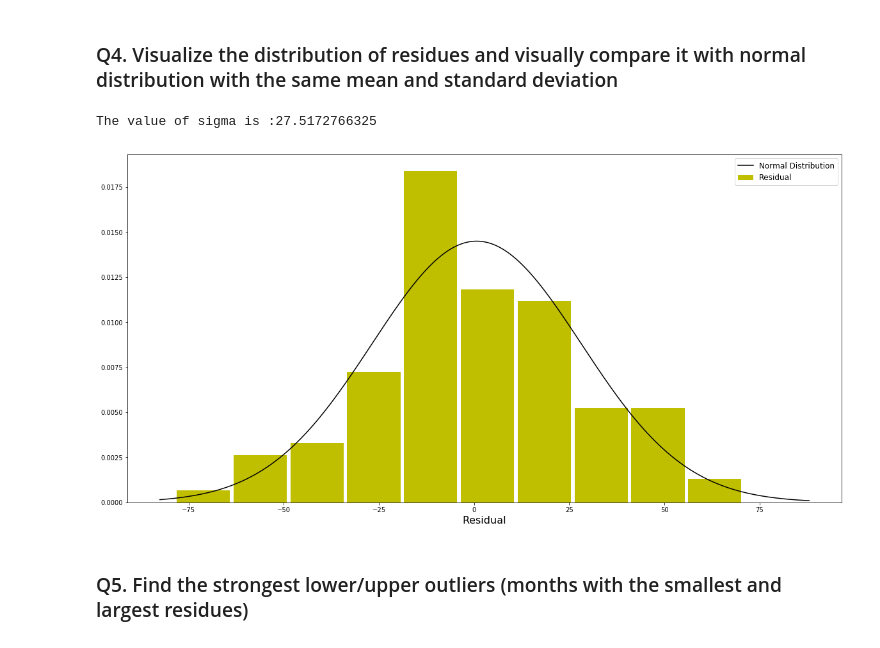
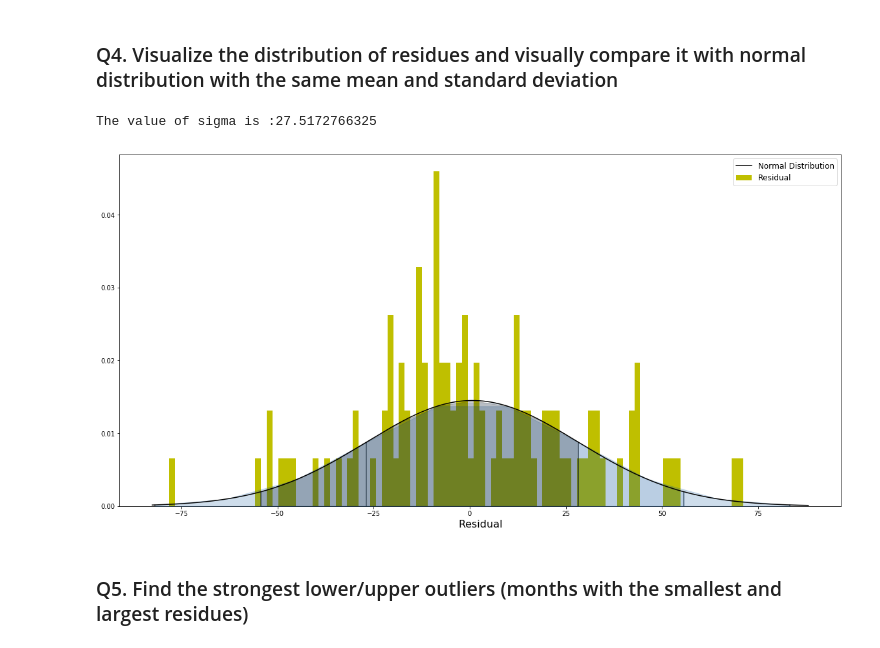
Before and after one commit to pratikwatwani/Applied-Data-Science, a Jupyter notebook: Session 08 and Session 09/PCA, Logistic Regression and Time Series Analysis.ipynb, the cells around one changed output. Cells and saved outputs as stored; diff of their text form; code cells hidden in the pictures.

```diff
--- a/Session 08 and Session 09/PCA, Logistic Regression and Time Series Analysis.ipynb
+++ b/Session 08 and Session 09/PCA, Logistic Regression and Time Series Analysis.ipynb
@@ -361,46 +408,51 @@ plt.figure(figsize=(20,10))
 residual = np.array(sm.tsa.seasonal_decompose(df, model='additive').resid)
 residual = residual[np.logical_not(np.isnan(residual))]
 
-plt.hist(residual,bins=10, density=True, color = 'y', label = 'Residual',zorder = 1, width =14)
+plt.hist(residual,bins=100, density=True, color = 'y', label = 'Residual',zorder = 1)
 sigma=residual.std()
 mean = residual.mean()
 print('The value of sigma is :{}'.format(sigma))
 
 x=np.linspace(-3*sigma,3.2*sigma,5000)
 plt.plot(x,scipy.stats.norm.pdf(x,loc=residual.mean(),scale=sigma), color = 'k', label = 'Normal Distribution', zorder = 10)
 #plt.axvline(residual.mean(), linestyle = ':', linewidth = 3, ymin = 0, ymax =float(max(scipy.stats.norm.pdf(x,mean,sigma))))
 plt.xlabel('Residual', fontsize = 16)
 plt.legend(fontsize = 12)
 
+
 pt11 =mean+ sigma
 pt21 =mean-sigma
 pt12 =mean+2*sigma
 pt22 =mean-2*sigma
 pt13 =mean+3*sigma
 pt23 =mean-3*sigma
-'''
+
 plt.plot([pt11,pt11],[0.0,scipy.stats.norm.pdf(pt11 ,mean, sigma)], color='black', alpha = 0.6)
 plt.plot([pt12,pt12],[0.0,scipy.stats.norm.pdf(pt12 ,mean, sigma)], color='black', alpha = 0.6)
+plt.plot([pt13,pt13],[0.0,scipy.stats.norm.pdf(pt13 ,mean, sigma)], color='black', alpha = 0.6)
+plt.plot([pt21,pt21],[0.0,scipy.stats.norm.pdf(pt21 ,mean, sigma)], color='black', alpha = 0.6)
+plt.plot([pt22,pt22],[0.0,scipy.stats.norm.pdf(pt22 ,mean, sigma)], color='black', alpha = 0.6)
+plt.plot([pt23,pt23],[0.0,scipy.stats.norm.pdf(pt23 ,mean, sigma)], color='black', alpha = 0.6)
 
 
-ptx1 = np.linspace(pt1, pt2, 10)
-pty1 = scipy.stats.norm.pdf(ptx,mean,sigma)
-plt.fill_between(ptx1, pty1, color='#0b559f', alpha='0.1', zorder = 10)
+ptx1 = np.linspace(pt11, pt22, 10)
+pty1 = scipy.stats.norm.pdf(ptx1,mean,sigma)
+plt.fill_between(ptx1, pty1, color='k', alpha = 0.2, zorder = 20)
 
-ptx = np.linspace(pt11, pt21, 10)
-pty = scipy.stats.norm.pdf(ptx,mean,sigma)
-plt.fill_between(ptx, pty, color='#0b559f', alpha='0.4', zorder = 10)
+ptx2 = np.linspace(pt12, pt22, 10)
+pty2 = scipy.stats.norm.pdf(ptx2,mean,sigma)
+plt.fill_between(ptx2, pty2, color='#0b559f', alpha= 0.1 , zorder = 10)
 
-ptx = np.linspace(pt12, pt22, 10)
-pty = scipy.stats.norm.pdf(ptx,mean,sigma)
-plt.fill_between(ptx, pty, color='#0b559f', alpha='0.2', zorder = 10)
-'''
+ptx3 = np.linspace(pt13, pt23, 10)
+pty3 = scipy.stats.norm.pdf(ptx3,mean,sigma)
+plt.fill_between(ptx3, pty3, color='#0b559f', alpha='0.2', zorder = 10)
+
 
 plt.fill()
 plt.show()
 # %% [output]
 The value of sigma is :27.5172766325
-[figure, old version]
+[figure, new version]
 # %% [markdown]
 ### Q5. Find the strongest lower/upper outliers (months with the smallest and largest residues)
 # %%
```
Also changed, not shown: parts of 18 cells of this notebook.
